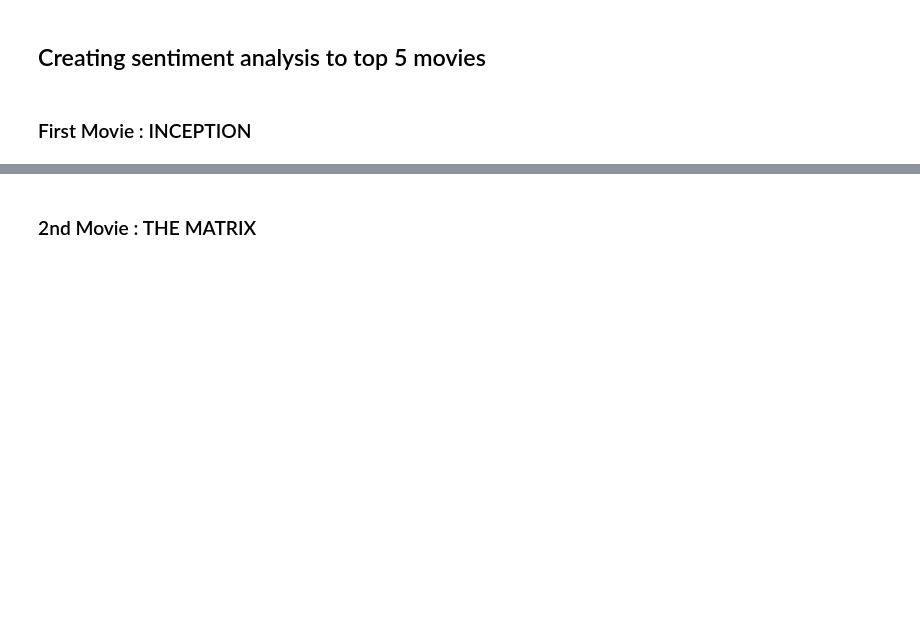
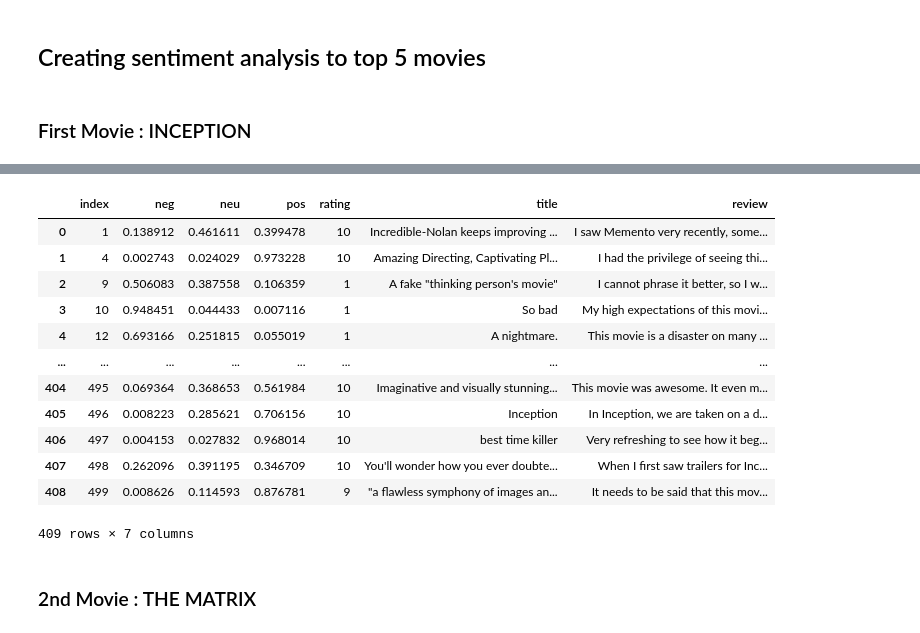
Before and after one commit to somranimehdi/Data_Science_Projects, a Jupyter notebook: Web scrapping and sentiment analysis/veille.ipynb, the cells around one changed output, grey strips where cells are left out. Drawn from its saved outputs; the diff is of its cells as text; code cells hidden in the pictures; blank space fills up the shorter version.

```diff
--- a/Web scrapping and sentiment analysis/veille.ipynb
+++ b/Web scrapping and sentiment analysis/veille.ipynb
@@ -266,3 +304,20 @@ plt.show()
+# %%
+#Printing the dataframe
+Inception
+# %% [output]
+|  | index | neg | neu | pos | rating | title | review |
+| 0 | 1 | 0.138912 | 0.461611 | 0.399478 | 10 | Incredible-Nolan keeps improving ... | I saw Memento very recently, some... |
+| 1 | 4 | 0.002743 | 0.024029 | 0.973228 | 10 | Amazing Directing, Captivating Pl... | I had the privilege of seeing thi... |
+| 2 | 9 | 0.506083 | 0.387558 | 0.106359 | 1 | A fake "thinking person's movie" | I cannot phrase it better, so I w... |
+| 3 | 10 | 0.948451 | 0.044433 | 0.007116 | 1 | So bad | My high expectations of this movi... |
+| 4 | 12 | 0.693166 | 0.251815 | 0.055019 | 1 | A nightmare. | This movie is a disaster on many ... |
+| ... | ... | ... | ... | ... | ... | ... | ... |
+| 404 | 495 | 0.069364 | 0.368653 | 0.561984 | 10 | Imaginative and visually stunning... | This movie was awesome. It even m... |
+| 405 | 496 | 0.008223 | 0.285621 | 0.706156 | 10 | Inception | In Inception, we are taken on a d... |
+| 406 | 497 | 0.004153 | 0.027832 | 0.968014 | 10 | best time killer | Very refreshing to see how it beg... |
+| 407 | 498 | 0.262096 | 0.391195 | 0.346709 | 10 | You'll wonder how you ever doubte... | When I first saw trailers for Inc... |
+| 408 | 499 | 0.008626 | 0.114593 | 0.876781 | 9 | "a flawless symphony of images an... | It needs to be said that this mov... |
+409 rows × 7 columns
 # %% [markdown]
 ### 2nd Movie : THE MATRIX
 # %%
```
Also changed, not shown: parts of 15 cells of this notebook.
